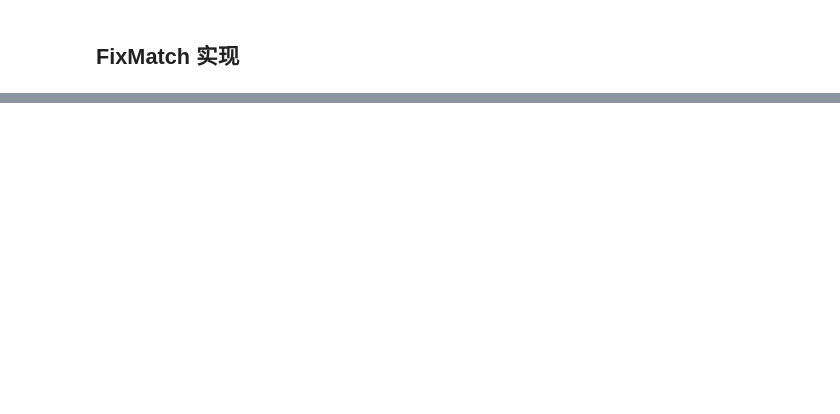
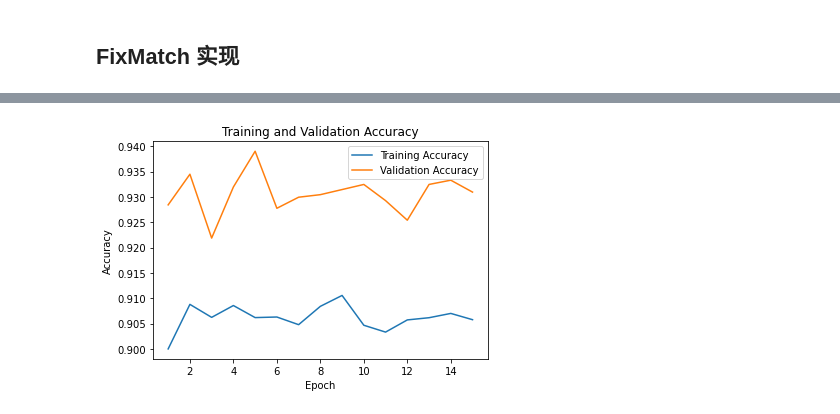
Before and after one commit to SHVleV9CYWkK/CRCHistoPhenotypes-Image-Classification, a Jupyter notebook: main.ipynb, the cells around one changed output, grey strips where cells are left out. Drawn from its saved outputs; the diff is of its cells as text; code cells hidden in the pictures; blank space fills up the shorter version.

```diff
--- a/main.ipynb
+++ b/main.ipynb
@@ -589,3 +594,5 @@ model_categorical.save_weights('saved_model/model_categorical_weights')
 通过半监督学习。我们将采用UDA。
 首先先获取额外的数据集并且进行相关处理。
 我们从数据集可以观察到，没有癌症在多分类中为2。所以我们可以将不是癌症的样本之间指定其多分类的类别为2.
+# %%
+model_categorical.load_weights('saved_model/model_categorical_weights')
@@ -610,6 +626,18 @@ data_extra['isCancerous'] = data_extra['isCancerous'].astype(str)
 # data_extra_unlabeled['isCancerous'] = data_extra_unlabeled['isCancerous'].astype(str)
 # train_data['cellType'] = train_data['cellType'].astype(str)
 # val_data['cellType'] = val_data['cellType'].astype(str)
+# %%
+# 图片RandAugment增强
+class RandAugmentGenerator(tf.keras.preprocessing.image.ImageDataGenerator):
+    def __init__(self, n, m, *args, **kwargs):
+        super().__init__(*args, **kwargs)
+        self.rand_aug = iaa.RandAugment(n=n, m=m)
+
+    def apply_transform(self, x, transform_parameters):
+        x = tf.cast(x, tf.uint8)
+        x_aug = self.rand_aug(image=x.numpy())
+        x_aug = tf.cast(x_aug, tf.float64)
+        return super().apply_transform(x_aug, transform_parameters)
 # %% [markdown]
 重新生成新的train_generator
 # %%
@@ -721,5 +708,5 @@ class FlipAugment(tf.keras.layers.Layer):
 # %%
-def apply_fixmatch(x, y_true, x_unlabeled, model, optimizer, training=True, consistency_weight=1, confidence_threshold=0.95):
+def apply_fixmatch(x, y_true, x_unlabeled, model, optimizer, training=True, consistency_weight=1, category_2_weight=1, confidence_threshold=0.95):
     # 计算模型在原始无标签数据和增强无标签数据上的输出
     with tf.GradientTape() as tape:
         if x_unlabeled is not None:
@@ -732,10 +719,19 @@ def apply_fixmatch(x, y_true, x_unlabeled, model, optimizer, training=True, cons
             max_probs = tf.reduce_max(y_pred_unlabeled_weak, axis=-1)
             # Confidence-based masking 基于置信度的掩码
             mask = max_probs > confidence_threshold
-            # 计算损失
             pseudo_labels_one_hot = tf.one_hot(pseudo_labels, depth=tf.shape(y_pred_unlabeled_weak)[-1])
+
+            # 计算预测为类别2的损失
+            category_2_mask = tf.equal(pseudo_labels, 2)
+            remaining_mask = tf.logical_not(category_2_mask)
+            category_2_mask = tf.logical_and(category_2_mask, mask)
+            category_2_probabilities = tf.boolean_mask(y_pred_unlabeled_weak[:, 2], category_2_mask)
+            category_2_loss = tf.reduce_mean(category_2_probabilities)
+
+            # 从伪标签中删除结果为2的样本
+            remaining_mask = tf.logical_and(remaining_mask, mask)
             per_example_loss = tf.keras.losses.categorical_crossentropy(pseudo_labels_one_hot, y_pred_unlabeled_strong)
-            consistency_loss = tf.reduce_sum(per_example_loss * tf.cast(mask, per_example_loss.dtype)) / tf.reduce_sum(tf.cast(mask, tf.float32))
+            consistency_loss = tf.reduce_sum(per_example_loss * tf.cast(remaining_mask, per_example_loss.dtype)) / tf.reduce_sum(tf.cast(remaining_mask, tf.float32)+ tf.keras.backend.epsilon())
 
         y_pred_labeled = model(x)
         # 计算有监督损失
@@ -744,7 +740,7 @@ def apply_fixmatch(x, y_true, x_unlabeled, model, optimizer, training=True, cons
 
         # 如果提供了无标签数据，则计算一致性损失，(半监督学习)
         if x_unlabeled is not None:
-            final_loss = supervised_loss + consistency_weight * consistency_loss
+            final_loss = supervised_loss + consistency_weight * consistency_loss + category_2_weight * category_2_loss
         else:
             final_loss = supervised_loss
 
@@ -762,8 +758,8 @@ def apply_fixmatch(x, y_true, x_unlabeled, model, optimizer, training=True, cons
             "consistency_loss" :consistency_loss if x_unlabeled is not None else None,
             "accuracy": accuracy.result()}
 
-adam = tf.keras.optimizers.legacy.Adam(learning_rate=1e-8)
-epochs = 10
+adam = tf.keras.optimizers.legacy.Adam(learning_rate=5e-8)
+epochs = 15
 min_val_loss = float('inf')
 num_epochs_no_improvement = 0
 current_learning_rate = adam.learning_rate.numpy()
@@ -786,7 +782,7 @@ for epoch in range(epochs):
     with tqdm(total=total_batches, desc="Training", ncols=100) as progress_bar:
         for (x_batch, y_batch), (x_unlabeled_weak, _), (x_unlabeled_strong, _) in zip(train_generator, unlabeled_generator_weak, unlabeled_generator_strong):
             progress_bar.update(1)
-            result = apply_fixmatch(x_batch, y_batch, (x_unlabeled_weak, x_unlabeled_strong), model_categorical, adam, True)
+            result = apply_fixmatch(x_batch, y_batch, (x_unlabeled_weak, x_unlabeled_strong), model_categorical, adam, True, consistency_weight=0.1)
             total_loss += result["loss"]
             total_supervised_loss += result["supervised_loss"]
             total_consistency_loss += result["consistency_loss"]
@@ -827,11 +823,11 @@ for epoch in range(epochs):
     history["val_loss"].append(avg_loss.numpy())
     history["val_accuracy"].append(avg_accuracy.numpy())
 
-    print(f"Validation set： - loss: {avg_loss.numpy():.4f}, accuracy: {avg_accuracy.numpy():.4f}， lr: {current_learning_rate}")
+    print(f"Validation set： - loss: {avg_loss.numpy():.4f}, accuracy: {avg_accuracy.numpy():.4f}， lr: {current_learning_rate:.2e}")
 
     # 检查是否需要更新学习率
     if avg_loss < min_val_loss:
-        min_val_loss = result["loss"]
+        min_val_loss = avg_loss
         num_epochs_no_improvement = 0
     else:
         num_epochs_no_improvement += 1
@@ -846,15 +875,17 @@ KeyboardInterrupt:
 # %%
 train_accuracy = history['accuracy']
 val_accuracy = history['val_accuracy']
 
 epochs_range = range(1, epochs + 1)
 
 plt.plot(epochs_range, train_accuracy, label='Training Accuracy')
 plt.plot(epochs_range, val_accuracy, label='Validation Accuracy')
 
 plt.legend()
-plt.title('Training and Validation Accuracy in binary')
+plt.title('Training and Validation Accuracy')
 plt.xlabel('Epoch')
 plt.ylabel('Accuracy')
 
 plt.show()
+# %% [output]
+[figure, added]
```
Also changed, not shown: parts of 15 cells of this notebook, 1 other file.
